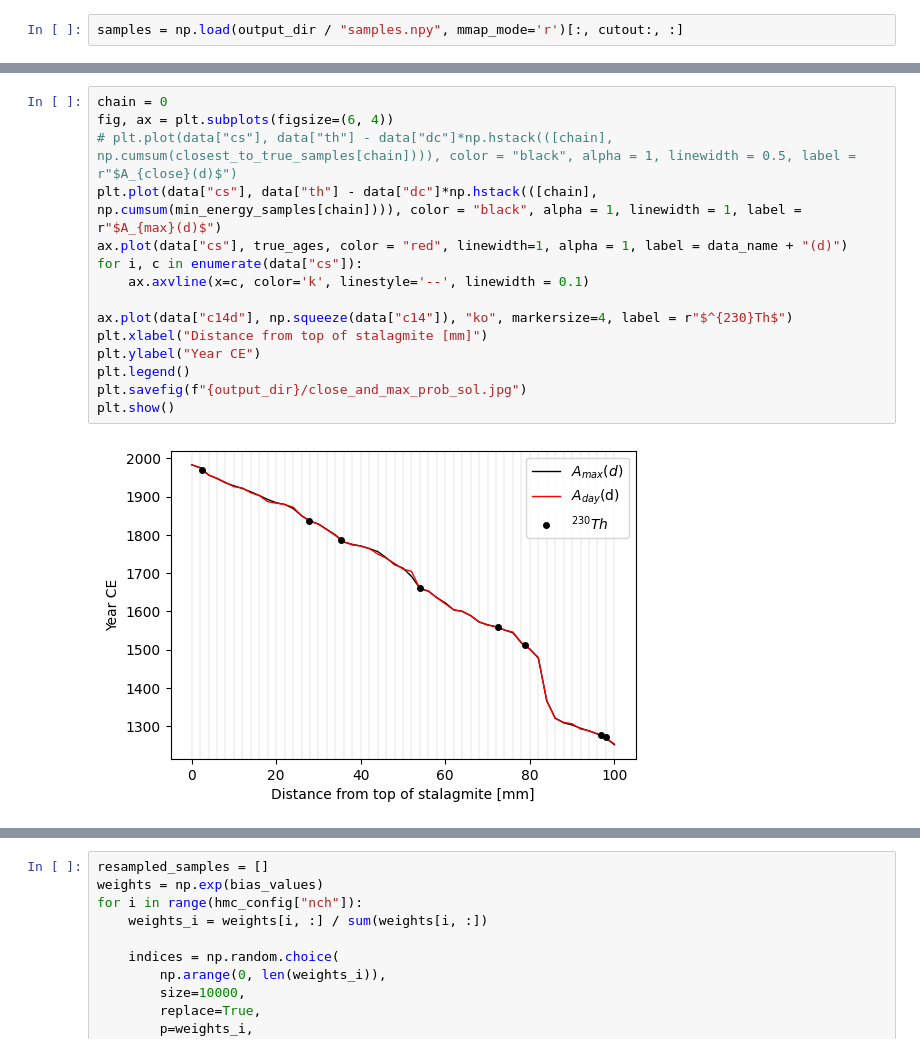
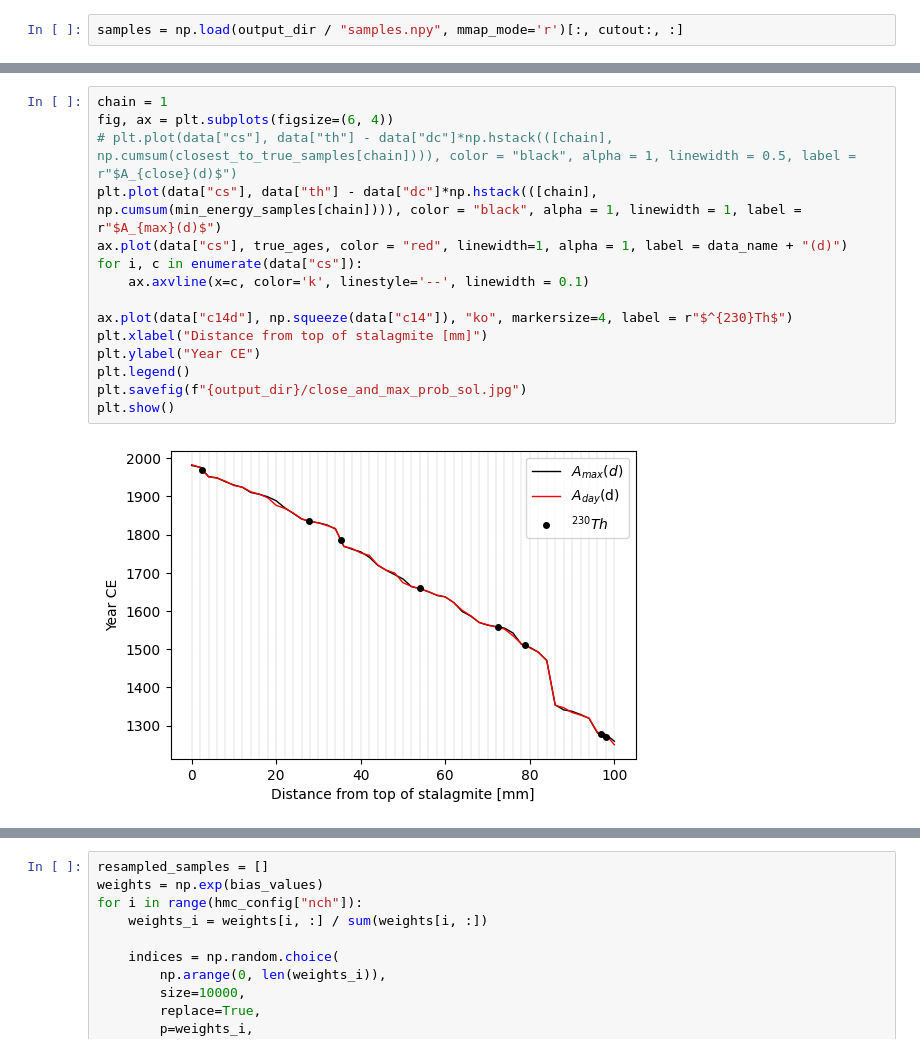
Before and after one commit to hannakjellson/Sampling-for-age-depth-modelling, a Jupyter notebook: python/src/age_depth_models/age_depth_model_OPES_normal_clean_d18o_stable/plot.ipynb, the cells around one changed output, grey strips where cells are left out. Cells and saved outputs as stored; diff of their text form.

```diff
--- a/python/src/age_depth_models/age_depth_model_OPES_normal_clean_d18o_stable/plot.ipynb
+++ b/python/src/age_depth_models/age_depth_model_OPES_normal_clean_d18o_stable/plot.ipynb
@@ -213,20 +213,20 @@ print(min_energies)
 # %%
-chain = 0
+chain = 1
 fig, ax = plt.subplots(figsize=(6, 4))
 # plt.plot(data["cs"], data["th"] - data["dc"]*np.hstack(([chain], np.cumsum(closest_to_true_samples[chain]))), color = "black", alpha = 1, linewidth = 0.5, label = r"$A_{close}(d)$")
 plt.plot(data["cs"], data["th"] - data["dc"]*np.hstack(([chain], np.cumsum(min_energy_samples[chain]))), color = "black", alpha = 1, linewidth = 1, label = r"$A_{max}(d)$")
 ax.plot(data["cs"], true_ages, color = "red", linewidth=1, alpha = 1, label = data_name + "(d)")
 for i, c in enumerate(data["cs"]):
     ax.axvline(x=c, color='k', linestyle='--', linewidth = 0.1)
 
 ax.plot(data["c14d"], np.squeeze(data["c14"]), "ko", markersize=4, label = r"$^{230}Th$")
 plt.xlabel("Distance from top of stalagmite [mm]")
 plt.ylabel("Year CE")
 plt.legend()
 plt.savefig(f"{output_dir}/close_and_max_prob_sol.jpg")
 plt.show()
 # %% [output]
-[figure, old version]
+[figure, new version]
 # %%
 fig, ax = plt.subplots(figsize=(6, 4))
 ax.plot(data["d18ort"], data["d18or"], color = "black", linewidth = 0.5, label = "ECHAM5-wiso, low-pass filtered")
```
Also changed, not shown: parts of 12 cells of this notebook, 9 other files.
